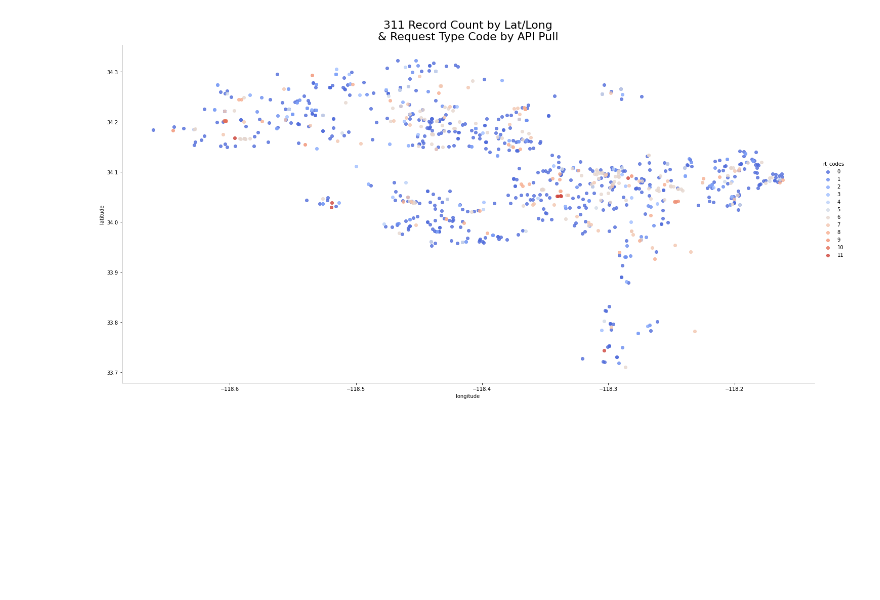
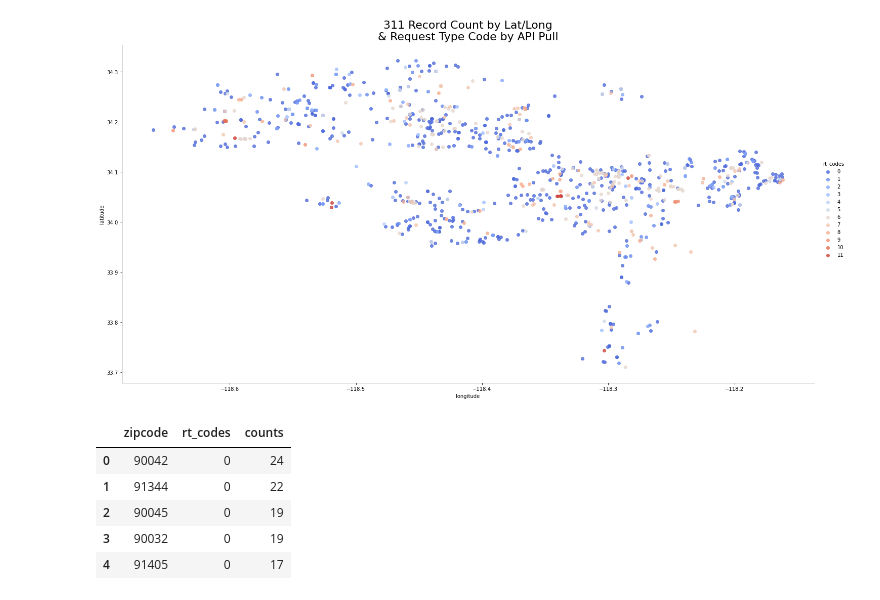
Before and after one commit to ajmachado42/Hack-for-LA-311-Data, a Jupyter notebook: I-1279/01_api_clean_eda.ipynb, the cells around one changed output. Cells and saved outputs as stored; diff of their text form; code cells hidden in the pictures; blank space fills up the shorter version.

```diff
--- a/I-1279/01_api_clean_eda.ipynb
+++ b/I-1279/01_api_clean_eda.ipynb
@@ -134,3 +133,13 @@ plt.show();
 # %% [output]
 <Figure size 1152x576 with 0 Axes>
 [figure]
+# %%
+zip_box_catplot = pd.DataFrame(df_311.groupby('zipcode')['rt_codes'].value_counts().sort_values(ascending = False)).rename(columns={'rt_codes' : 'counts'}).reset_index()
+zip_box_catplot.head()
+# %% [output]
+|  | zipcode | rt_codes | counts |
+| 0 | 90042 | 0 | 24 |
+| 1 | 91344 | 0 | 22 |
+| 2 | 90045 | 0 | 19 |
+| 3 | 90032 | 0 | 19 |
+| 4 | 91405 | 0 | 17 |
```
Also changed, not shown: parts of 3 cells of this notebook.
